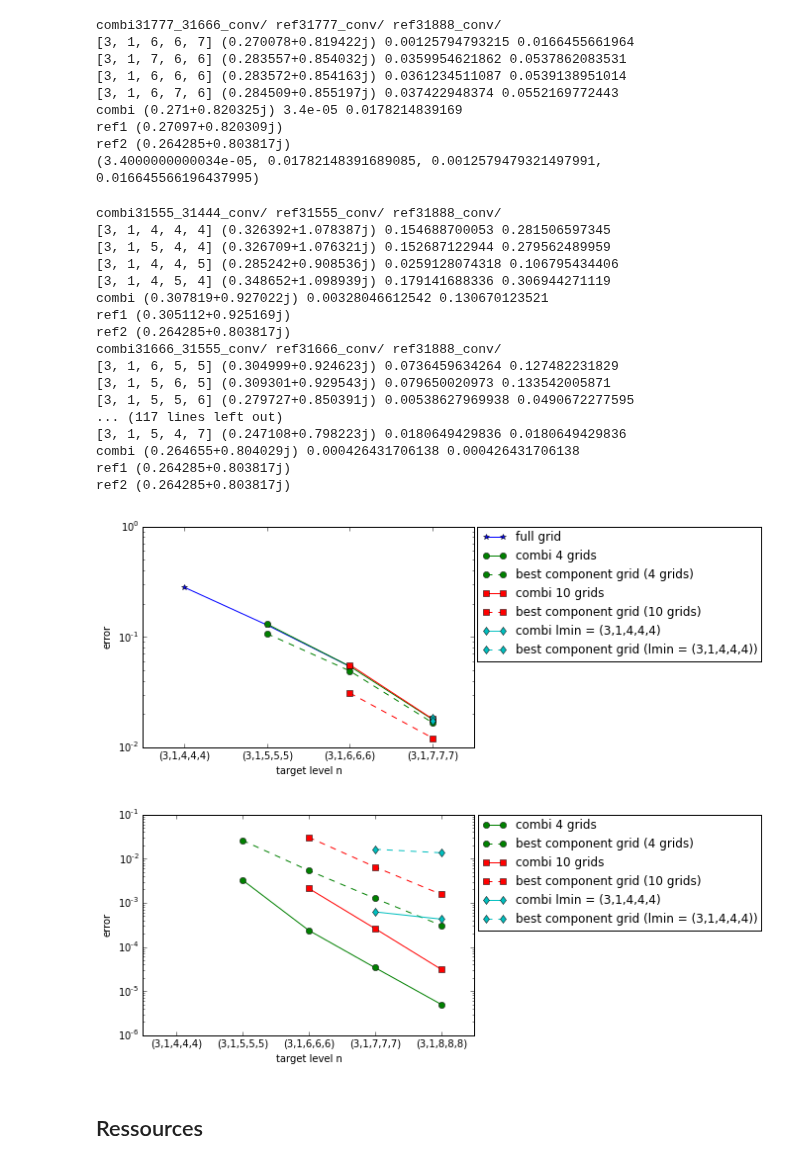
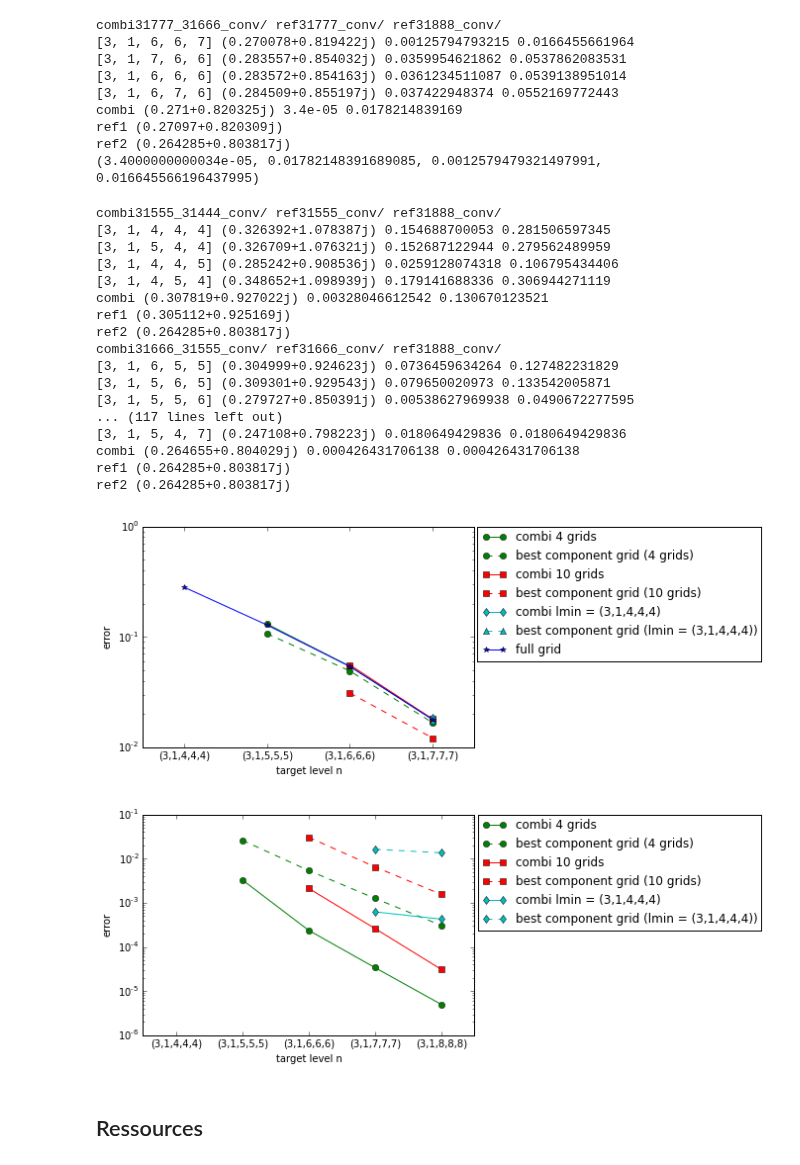
Before and after one commit to vancraar/DisCoTec, a Jupyter notebook: distributedcombigrid/examples/gene_distributed/geneIV-itg-large-errors.ipynb, the cells around one changed output. Cells and saved outputs as stored; diff of their text form; code cells hidden in the pictures.

```diff
--- a/distributedcombigrid/examples/gene_distributed/geneIV-itg-large-errors.ipynb
+++ b/distributedcombigrid/examples/gene_distributed/geneIV-itg-large-errors.ipynb
@@ -570,13 +570,14 @@ y_lmin_lmax_best = min_err_lmax
 ############## plot 1 ############
 fig = figure()
 
-semilogy( x_fg[:-1], y_fg[:-1], '-*', label="full grid" )
+
 semilogy( x_4grids[:-1],y_4grids[:-1], 'g-o', label="combi 4 grids" )
 semilogy( x_4grids[:-1],y_4grids_best[:-1], 'g--o', label="best component grid (4 grids)" )
 semilogy( x_10grids[:-1], y_10grids[:-1], 'r-s', label="combi 10 grids" )
 semilogy( x_10grids[:-1],y_10grids_best[:-1], 'r--s', label="best component grid (10 grids)" )
 semilogy( x_lmin[:-1], y_lmin[:-1], 'c-d', label="combi lmin = (3,1,4,4,4)" )
-semilogy( x_lmin[:-1],y_lmin_best[:-1], 'c--d', label="best component grid (lmin = (3,1,4,4,4))" )
+semilogy( x_lmin[:-1],y_lmin_best[:-1], 'c--^', label="best component grid (lmin = (3,1,4,4,4))" )
+semilogy( x_fg, y_fg, '-*', label="full grid" )
 
 #plot stuff
 ax = fig.gca()
@@ -606,34 +607,34 @@ semilogy( x_lmin,y_lmin_lmax_best, 'c--d', label="best component grid (lmin = (3
 ax = fig.gca()
 ax.set_xticks( [4,5,6,7,8] )
 ax.set_xticklabels( ['(3,1,4,4,4)', '(3,1,5,5,5)', '(3,1,6,6,6)', '(3,1,7,7,7)', '(3,1,8,8,8)'] )
 
 xlim( [3.5,8.5] )
 
 xlabel( 'target level n' )
 ylabel( 'error' )
 
 lgd = legend(bbox_to_anchor=(1.01, 1), loc=2, borderaxespad=0.)
 
 fig.savefig('fig/err_lambda_convergence_lmax.pdf', bbox_extra_artists=(lgd,), bbox_inches='tight')
 # %% [output]
 combi31555_31444_conv/ ref31555_conv/ ref31888_conv/
 [3, 1, 4, 4, 4] (0.326392+1.078387j) 0.154688700053 0.281506597345
 [3, 1, 5, 4, 4] (0.326709+1.076321j) 0.152687122944 0.279562489959
 [3, 1, 4, 4, 5] (0.285242+0.908536j) 0.0259128074318 0.106795434406
 [3, 1, 4, 5, 4] (0.348652+1.098939j) 0.179141688336 0.306944271119
 combi (0.307819+0.927022j) 0.00328046612542 0.130670123521
 ref1 (0.305112+0.925169j)
 ref2 (0.264285+0.803817j)
 combi31666_31555_conv/ ref31666_conv/ ref31888_conv/
 [3, 1, 6, 5, 5] (0.304999+0.924623j) 0.0736459634264 0.127482231829
 [3, 1, 5, 6, 5] (0.309301+0.929543j) 0.079650020973 0.133542005871
 [3, 1, 5, 5, 6] (0.279727+0.850391j) 0.00538627969938 0.0490672277595
 ... (117 lines left out)
 [3, 1, 5, 4, 7] (0.247108+0.798223j) 0.0180649429836 0.0180649429836
 combi (0.264655+0.804029j) 0.000426431706138 0.000426431706138
 ref1 (0.264285+0.803817j)
 ref2 (0.264285+0.803817j)
-[figure, old version]
+[figure, new version]
 [figure]
 # %%
 x = [5,6,7,8]
```
Also changed, not shown: 21 other files.
